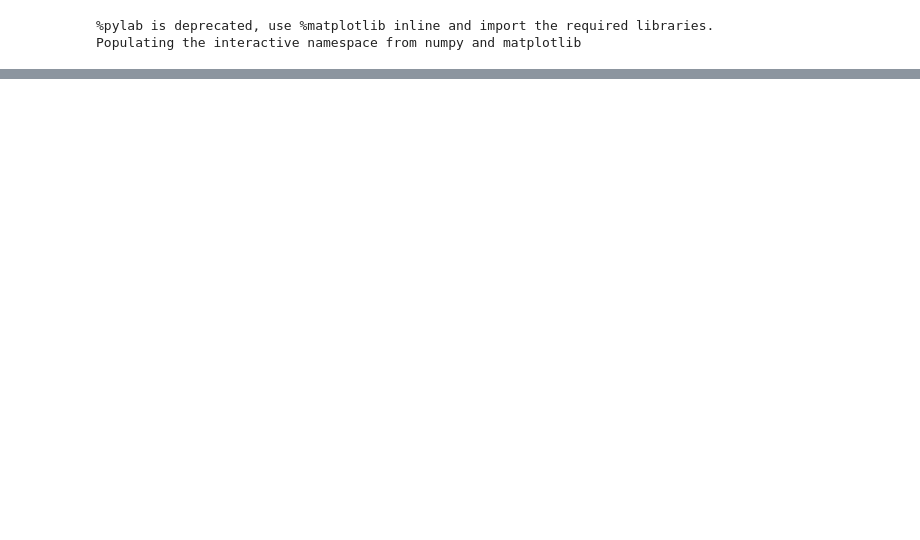
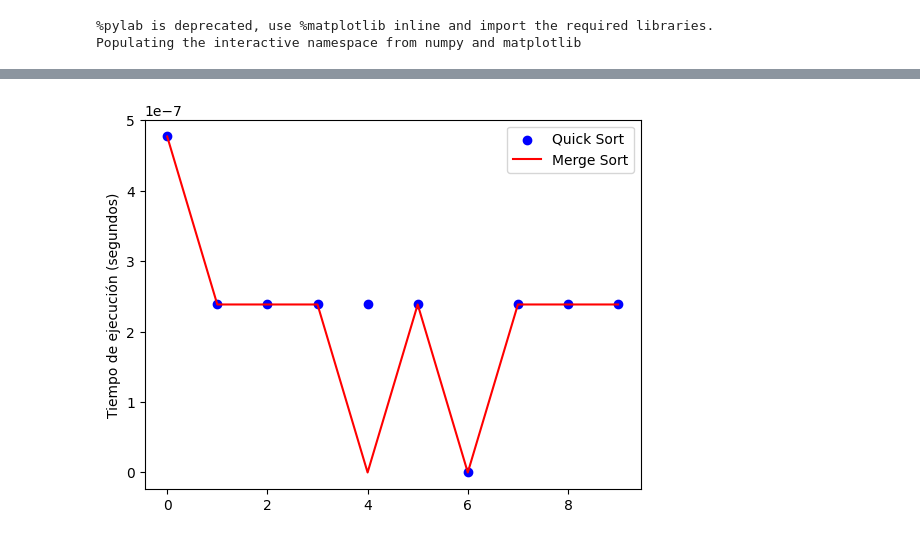
Before and after one commit to isaacmsd9/EDA-I-2023-2, a Jupyter notebook: Semana-12/P12/p12.ipynb, the cells around one changed output, grey strips where cells are left out. Saved outputs shown, nothing was run; the diff lists cells and outputs as text; code cells hidden in the pictures; blank space fills up the shorter version.

```diff
--- a/Semana-12/P12/p12.ipynb
+++ b/Semana-12/P12/p12.ipynb
@@ -46,0 +148,44 @@ plt.show()
+# %%
+import random
+import time
+import matplotlib.pyplot as plt
+
+# Funciones de ordenamiento
+def quick_sort(arr):
+    # Código para quick sort
+    pass
+
+def merge_sort(arr):
+    # Código para merge sort
+    pass
+
+# Generar datos aleatorios
+n = 10
+arr = [random.randint(1, 100) for _ in range(n)]
+
+# Ordenar datos con QuickSort y medir tiempos de ejecución
+quick_times = []
+for i in range(n):
+    arr_quick = arr.copy()
+    start = time.time()
+    quick_sort(arr_quick)
+    quick_time = time.time() - start
+    quick_times.append(quick_time)
+
+# Ordenar datos con MergeSort y medir tiempos de ejecución
+merge_times = []
+for i in range(n):
+    arr_merge = arr.copy()
+    start = time.time()
+    merge_sort(arr_merge)
+    merge_time = time.time() - start
+    merge_times.append(merge_time)
+
+# Mostrar gráficamente el cálculo de rendimiento
+plt.scatter(range(n), quick_times, color='b')
+plt.plot(range(n), merge_times, color='r')
+plt.ylabel('Tiempo de ejecución (segundos)')
+plt.legend(['Quick Sort', 'Merge Sort'])
+plt.show()
+# %% [output]
+[figure, added]
```
Also changed, not shown: parts of 4 cells of this notebook.
